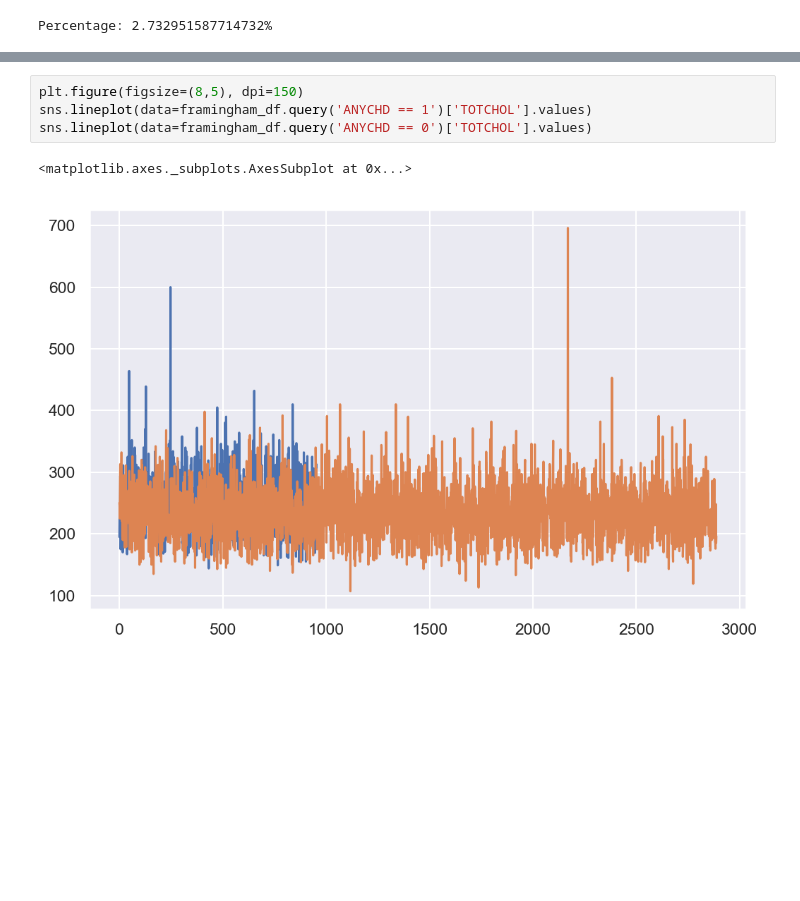
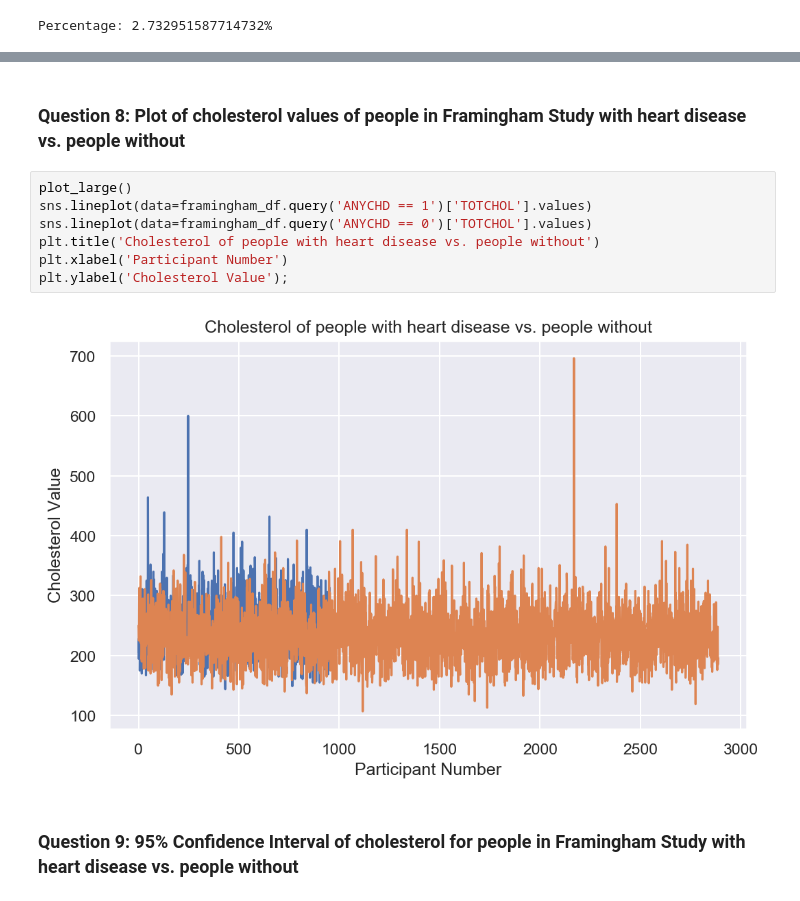
Before and after one commit to mnvsngv/cs696-bigdata, a Jupyter notebook: Assignment 2/Assignment 2.ipynb, the cells around one changed output, grey strips where cells are left out. Drawn from its saved outputs; the diff is of its cells as text; blank space fills up the shorter version.

```diff
--- a/Assignment 2/Assignment 2.ipynb
+++ b/Assignment 2/Assignment 2.ipynb
@@ -151,9 +161,15 @@ framingham_df[['TOTCHOL', 'ANYCHD']].head()
+# %% [markdown]
+### Question 8: Plot of cholesterol values of people in Framingham Study with heart disease vs. people without
 # %%
-plt.figure(figsize=(8,5), dpi=150)
+plot_large()
 sns.lineplot(data=framingham_df.query('ANYCHD == 1')['TOTCHOL'].values)
 sns.lineplot(data=framingham_df.query('ANYCHD == 0')['TOTCHOL'].values)
+plt.title('Cholesterol of people with heart disease vs. people without')
+plt.xlabel('Participant Number')
+plt.ylabel('Cholesterol Value');
 # %% [output]
-<matplotlib.axes._subplots.AxesSubplot at 0x...>
-[figure, old version]
+[figure, new version]
+# %% [markdown]
+### Question 9: 95% Confidence Interval of cholesterol for people in Framingham Study with heart disease vs. people without
 # %%
 print("Cholesterol CI for people with heart disease:")
```
Also changed, not shown: parts of 27 cells of this notebook.
